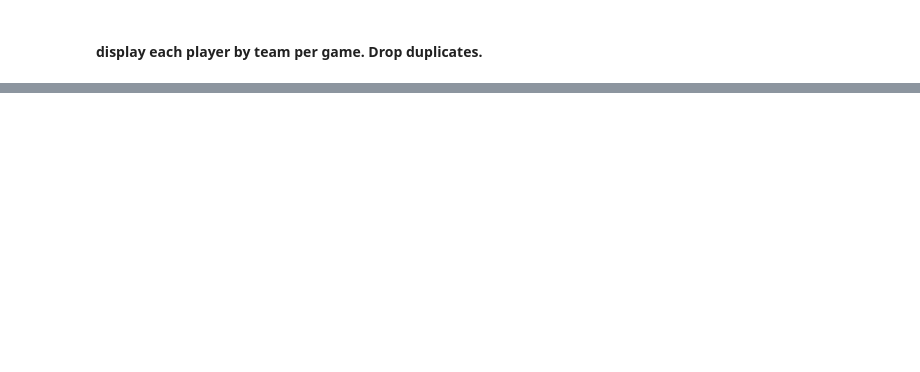
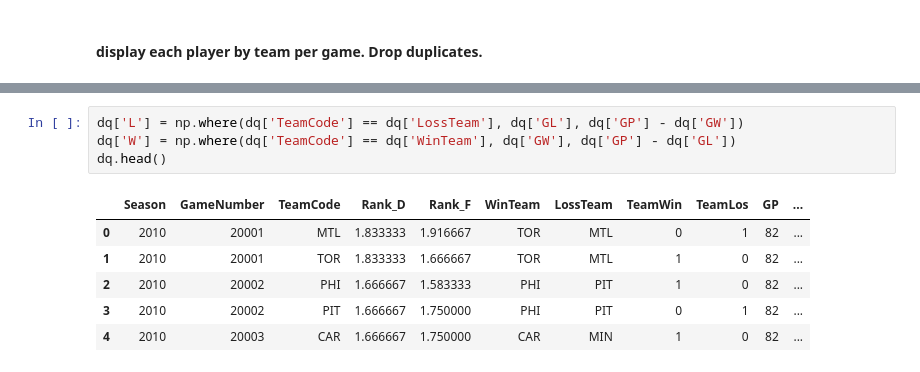
Before and after one commit to stephtselios/nhl_roster_design, a Jupyter notebook: data_teams_roster.ipynb, the cells around one changed output, grey strips where cells are left out. Drawn from its saved outputs; the diff is of its cells as text; blank space fills up the shorter version.

```diff
--- a/data_teams_roster.ipynb
+++ b/data_teams_roster.ipynb
@@ -262,0 +200,11 @@ dt.to_csv('data_season_teams_wins_roster.csv', index='False')
+# %%
+dq['L'] = np.where(dq['TeamCode'] == dq['LossTeam'], dq['GL'], dq['GP'] - dq['GW'])
+dq['W'] = np.where(dq['TeamCode'] == dq['WinTeam'], dq['GW'], dq['GP'] - dq['GL'])
+dq.head()
+# %% [output]
+|  | Season | GameNumber | TeamCode | Rank_D | Rank_F | WinTeam | LossTeam | TeamWin | TeamLos | GP | ... |
+| 0 | 2010 | 20001 | MTL | 1.833333 | 1.916667 | TOR | MTL | 0 | 1 | 82 | ... |
+| 1 | 2010 | 20001 | TOR | 1.833333 | 1.666667 | TOR | MTL | 1 | 0 | 82 | ... |
+| 2 | 2010 | 20002 | PHI | 1.666667 | 1.583333 | PHI | PIT | 1 | 0 | 82 | ... |
+| 3 | 2010 | 20002 | PIT | 1.666667 | 1.750000 | PHI | PIT | 0 | 1 | 82 | ... |
+| 4 | 2010 | 20003 | CAR | 1.666667 | 1.750000 | CAR | MIN | 1 | 0 | 82 | ... |
```
Also changed, not shown: parts of 56 cells of this notebook, 1 other file.
